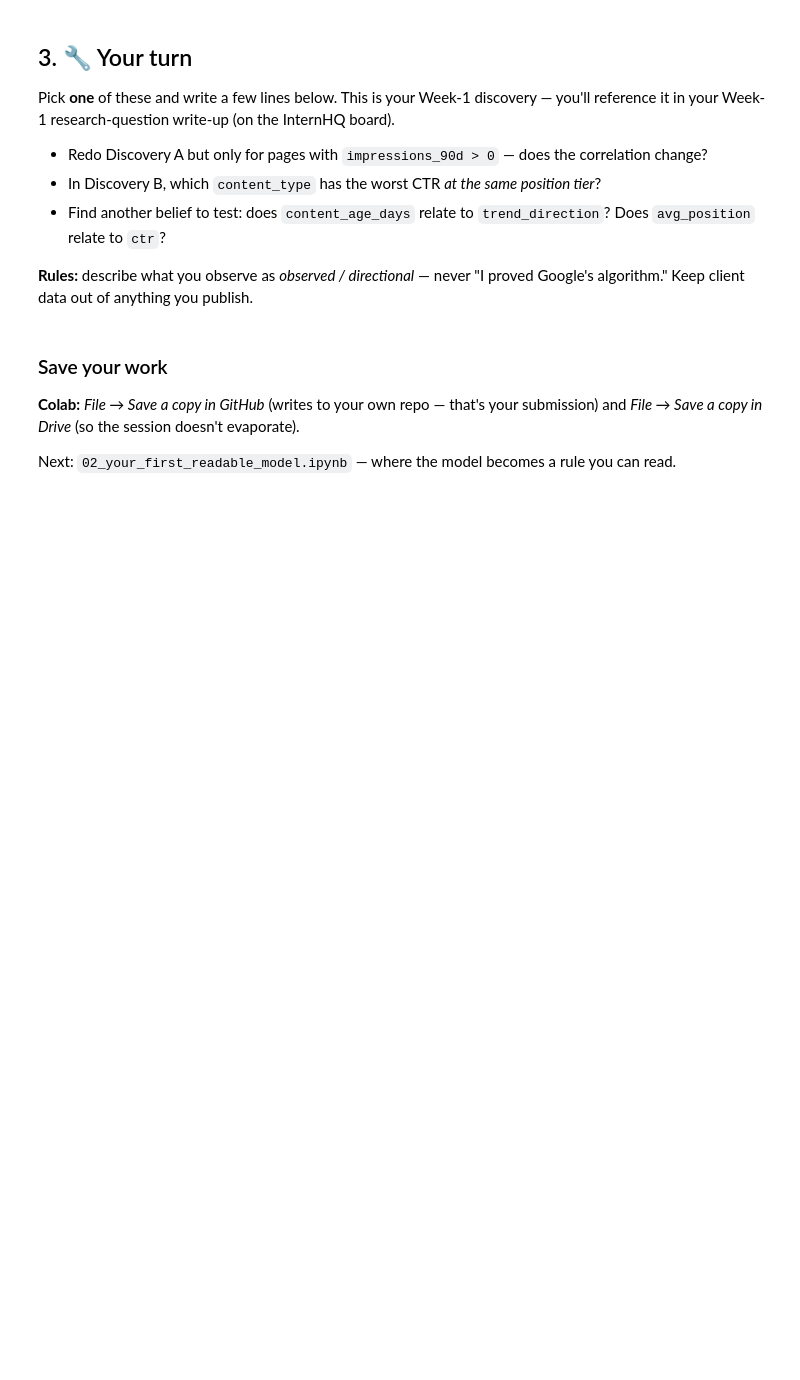
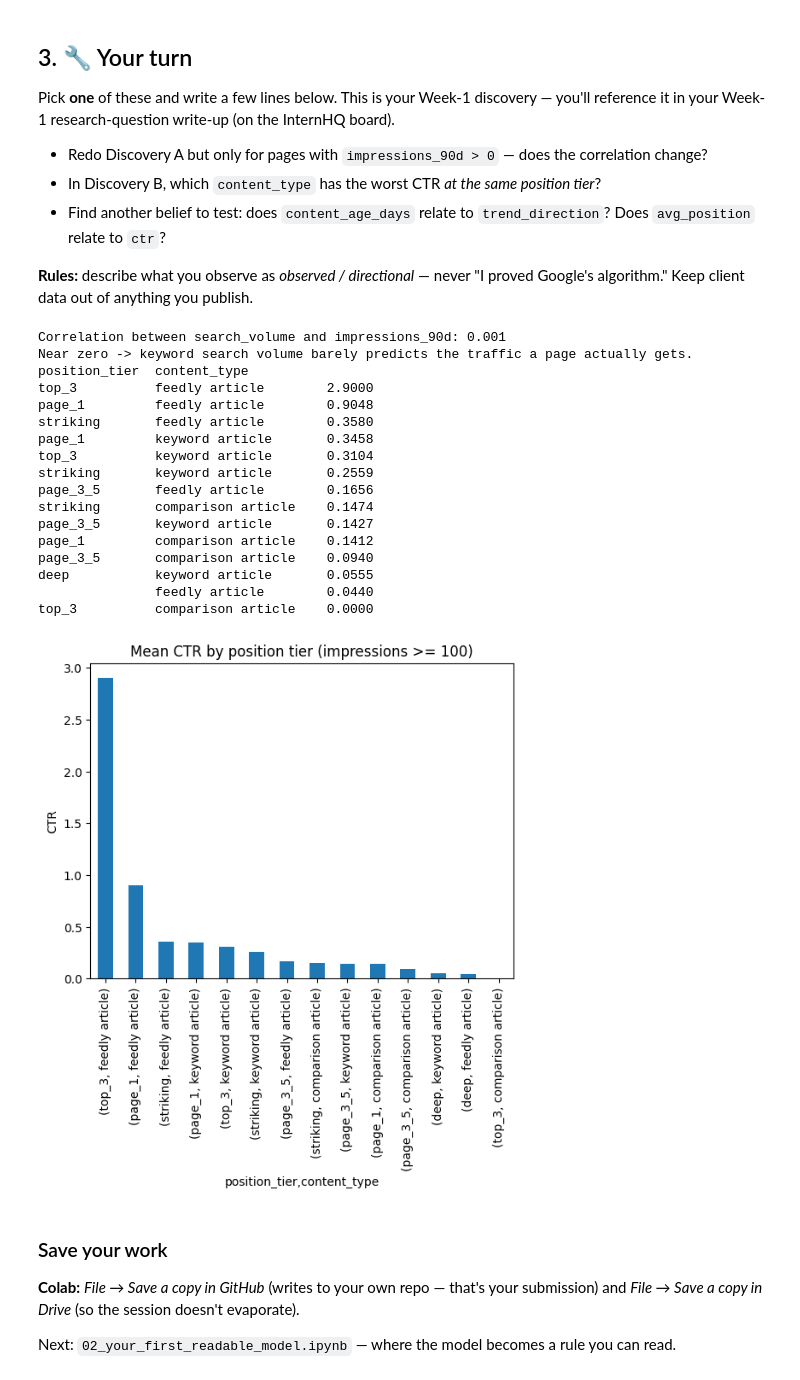
Before and after one commit to Shaafahmed/FlyRankAi1, a Jupyter notebook: notebooks/01_first_look_and_discovery.ipynb, the cells around one changed output. Cells and saved outputs as stored; diff of their text form; code cells hidden in the pictures; blank space fills up the shorter version.

```diff
--- a/notebooks/01_first_look_and_discovery.ipynb
+++ b/notebooks/01_first_look_and_discovery.ipynb
@@ -136,6 +154,44 @@ Pick **one** of these and write a few lines below. This is your Week-1 discovery
 **Rules:** describe what you observe as *observed / directional* — never "I proved Google's algorithm." Keep client data out of anything you publish.
 # %%
 # Your discovery here
+# Filtering out pages with zero impressions did not significantly change the correlation.
+
+filtered_impressions = df[df["impressions_90d"] > 0]
+corr = df["search_volume"].corr(filtered_impressions["impressions_90d"])
+print(f"Correlation between search_volume and impressions_90d: {corr:.3f}")
+print("Near zero -> keyword search volume barely predicts the traffic a page actually gets.")
+
+# Comparison articles had the lowest average CTR in most position tiers.
+# In the deep position tier, feedly articles had the lowest average CTR.
+# This suggests that CTR may vary by content type even when pages are in the same search position
+
+visible = df[df["impressions_90d"] >= 100]
+ctr_by_pos = visible.groupby(["position_tier","content_type"])["ctr"].mean().sort_values(ascending=False)
+print(ctr_by_pos.round(4).to_string())
+ctr_by_pos.plot(kind="bar", title="Mean CTR by position tier (impressions >= 100)", ylabel="CTR");
+
+wc = df.groupby("trend_direction")["word_count"].median()
+print(wc.round(0).to_string())
+print("\n'down' vs 'up' pages have almost the same median word count -> length is not the lever.")
+# %% [output]
+Correlation between search_volume and impressions_90d: 0.001
+Near zero -> keyword search volume barely predicts the traffic a page actually gets.
+position_tier  content_type
+top_3          feedly article        2.9000
+page_1         feedly article        0.9048
+striking       feedly article        0.3580
+page_1         keyword article       0.3458
+top_3          keyword article       0.3104
+striking       keyword article       0.2559
+page_3_5       feedly article        0.1656
+striking       comparison article    0.1474
+page_3_5       keyword article       0.1427
+page_1         comparison article    0.1412
+page_3_5       comparison article    0.0940
+deep           keyword article       0.0555
+               feedly article        0.0440
+top_3          comparison article    0.0000
+[figure, added]
 # %% [markdown]
 ### Save your work
 **Colab:** *File → Save a copy in GitHub* (writes to your own repo — that's your submission) and *File → Save a copy in Drive* (so the session doesn't evaporate).
```
Also changed, not shown: parts of 2 cells of this notebook.
